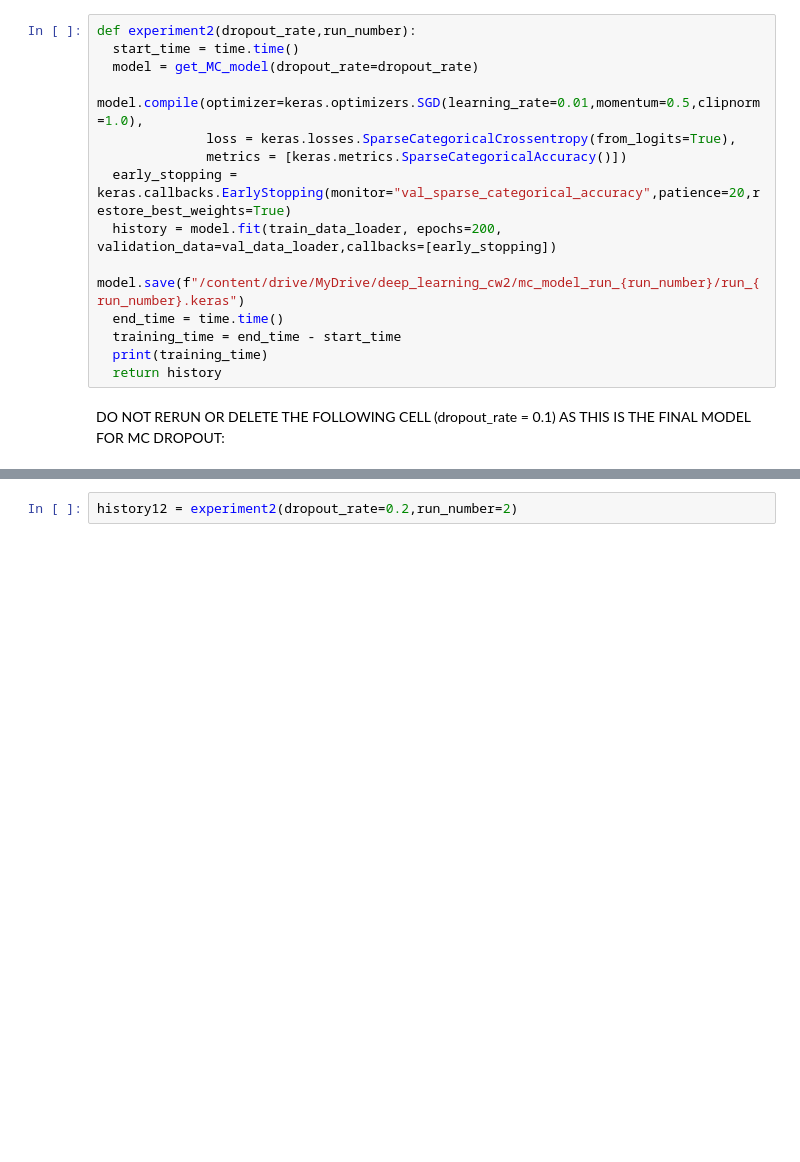
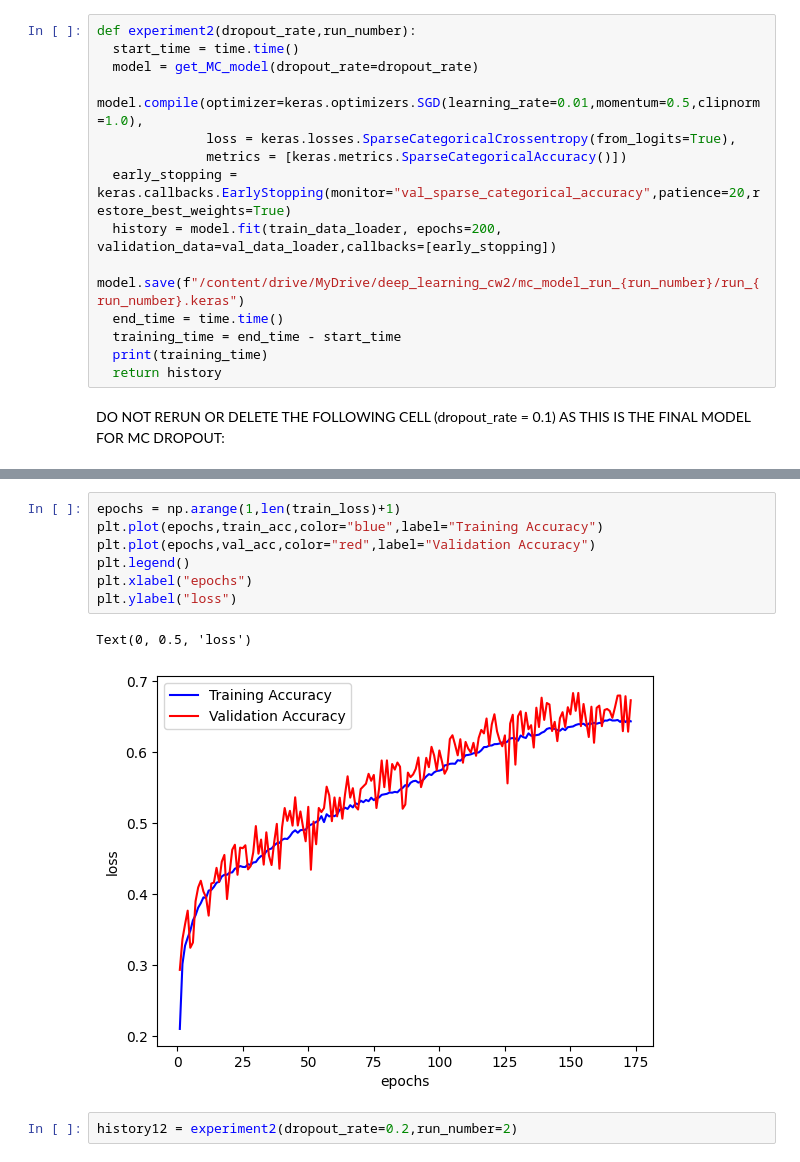
Before and after one commit to Gautam-Chauhan/DeepLearningCoursework2, a Jupyter notebook: Summative_assessment_2.ipynb, the cells around one changed output, grey strips where cells are left out. Cells and saved outputs as stored; diff of their text form; blank space fills up the shorter version.

```diff
--- a/Summative_assessment_2.ipynb
+++ b/Summative_assessment_2.ipynb
@@ -665,3 +660,13 @@ Epoch 173/200
+# %%
+epochs = np.arange(1,len(train_loss)+1)
+plt.plot(epochs,train_acc,color="blue",label="Training Accuracy")
+plt.plot(epochs,val_acc,color="red",label="Validation Accuracy")
+plt.legend()
+plt.xlabel("epochs")
+plt.ylabel("loss")
+# %% [output]
+Text(0, 0.5, 'loss')
+[figure, added]
 # %%
 history12 = experiment2(dropout_rate=0.2,run_number=2)
 # %% [output]
```
Also changed, not shown: parts of 3 cells of this notebook.
